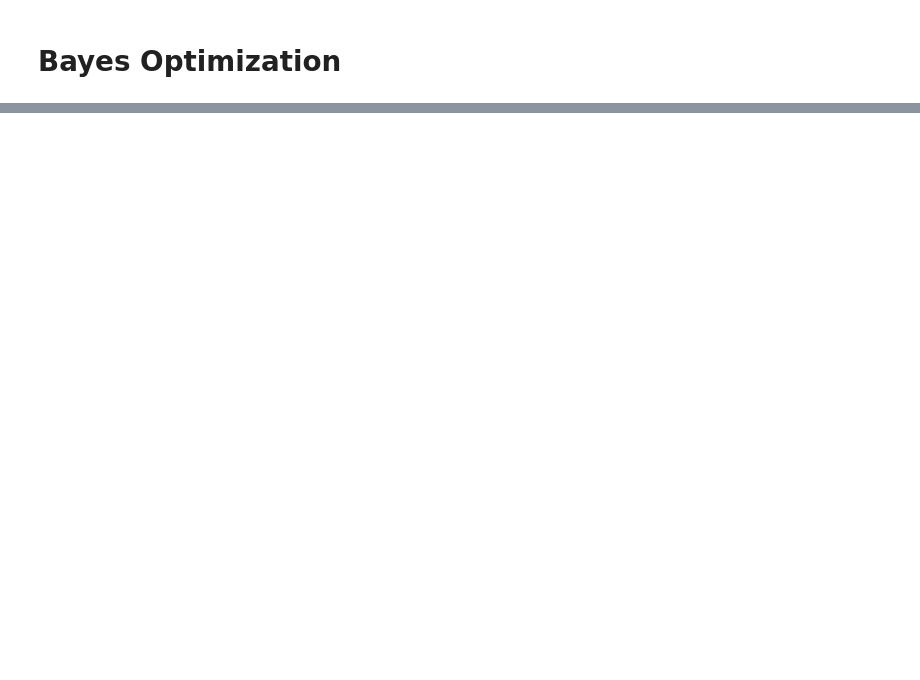
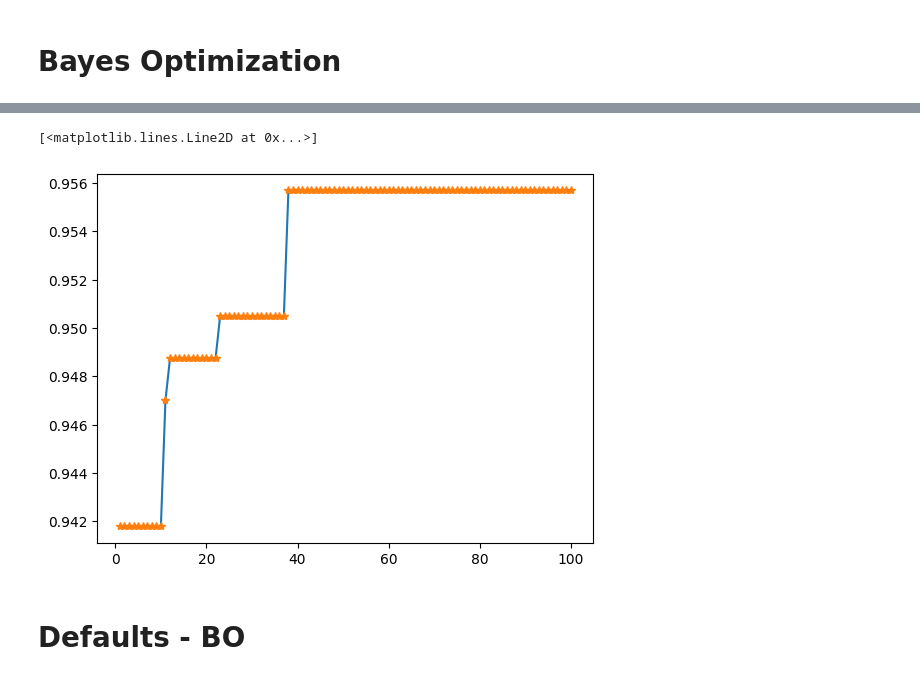
Before and after one commit to AgataWeg/AutoML, a Jupyter notebook: HM1.ipynb, the cells around one changed output, grey strips where cells are left out. Saved outputs shown, nothing was run; the diff lists cells and outputs as text; code cells hidden in the pictures; blank space fills up the shorter version.

```diff
--- a/HM1.ipynb
+++ b/HM1.ipynb
@@ -269,0 +249,7 @@ plot_convergence(np.array(r.x_iters), -r.func_vals)
+# %%
+Y_maxining = []
+max = 0
+for z in Y:
+    if(z>max):
+        max = z
+    Y_maxining.append(max)
@@ -269,0 +263,8 @@ plot_convergence(np.array(r.x_iters), -r.func_vals)
+# %%
+plt.plot(sorted(X), Y_maxining)
+plt.plot(sorted(X), Y_maxining, '*')
+# %% [output]
+[<matplotlib.lines.Line2D at 0x...>]
+[figure, added]
+# %% [markdown]
+# Defaults - BO
```
Also changed, not shown: parts of 27 cells of this notebook.
